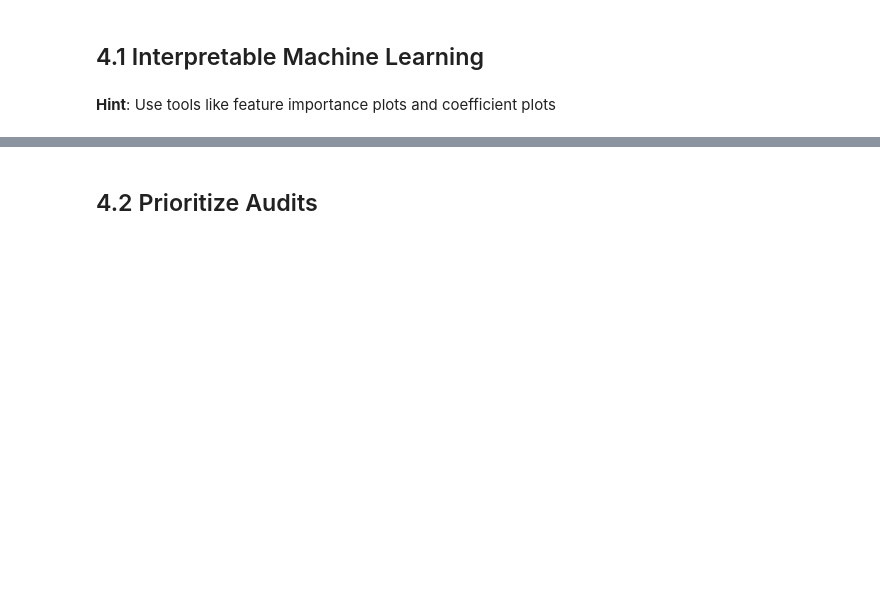
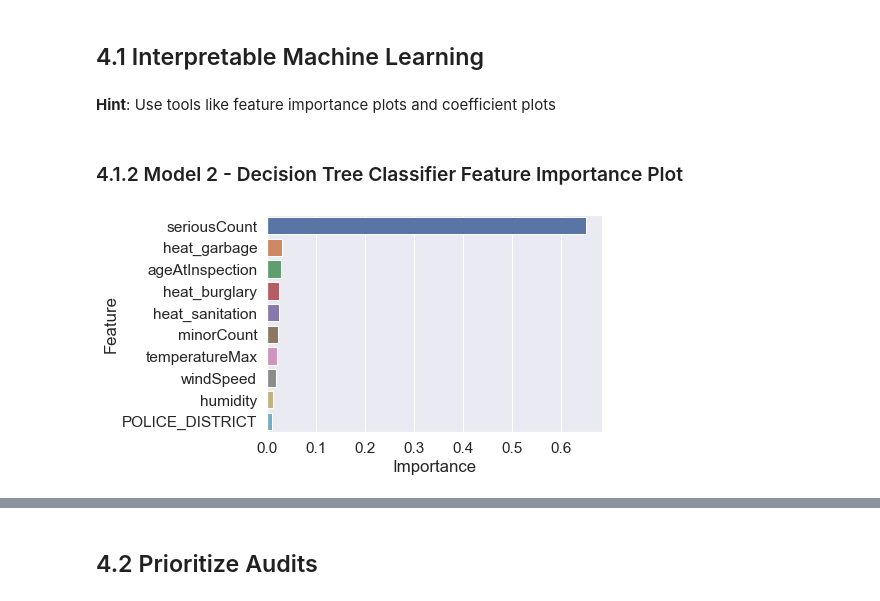
Before and after one commit to Luyi2/CSS_Project3_Team5_Fall2021, a Jupyter notebook: Project 3_Group-5.ipynb, the cells around one changed output, grey strips where cells are left out. Saved outputs shown, nothing was run; the diff lists cells and outputs as text; code cells hidden in the pictures; blank space fills up the shorter version.

Commit message:
I completed 3.3 and 4.1 for DT model

```diff
--- a/Project 3_Group-5.ipynb
+++ b/Project 3_Group-5.ipynb
@@ -496,3 +568,14 @@ By plotting our target variable, we can see that a class imbalance between passi
 ## 4.1  Interpretable Machine Learning
 # %% [markdown]
 **Hint**: Use tools like feature importance plots and coefficient plots
+# %% [markdown]
+### 4.1.2 Model 2 - Decision Tree Classifier Feature Importance Plot
+# %%
+# Replicating Feature Importance Plot from 3.2.2 above
+dt_classifier.fit(X_train, y_train)
+feat_importances = pd.concat([pd.DataFrame(X.columns),pd.DataFrame(np.transpose(dt_classifier.feature_importances_))], axis = 1)
+feat_importances.columns = ["Feature", "Importance"]
+sns.barplot(x = "Importance", y = "Feature", data = feat_importances.nlargest(10, 'Importance'))
+plt.show()
+# %% [output]
+[figure, added]
```
Also changed, not shown: parts of 24 cells of this notebook.
